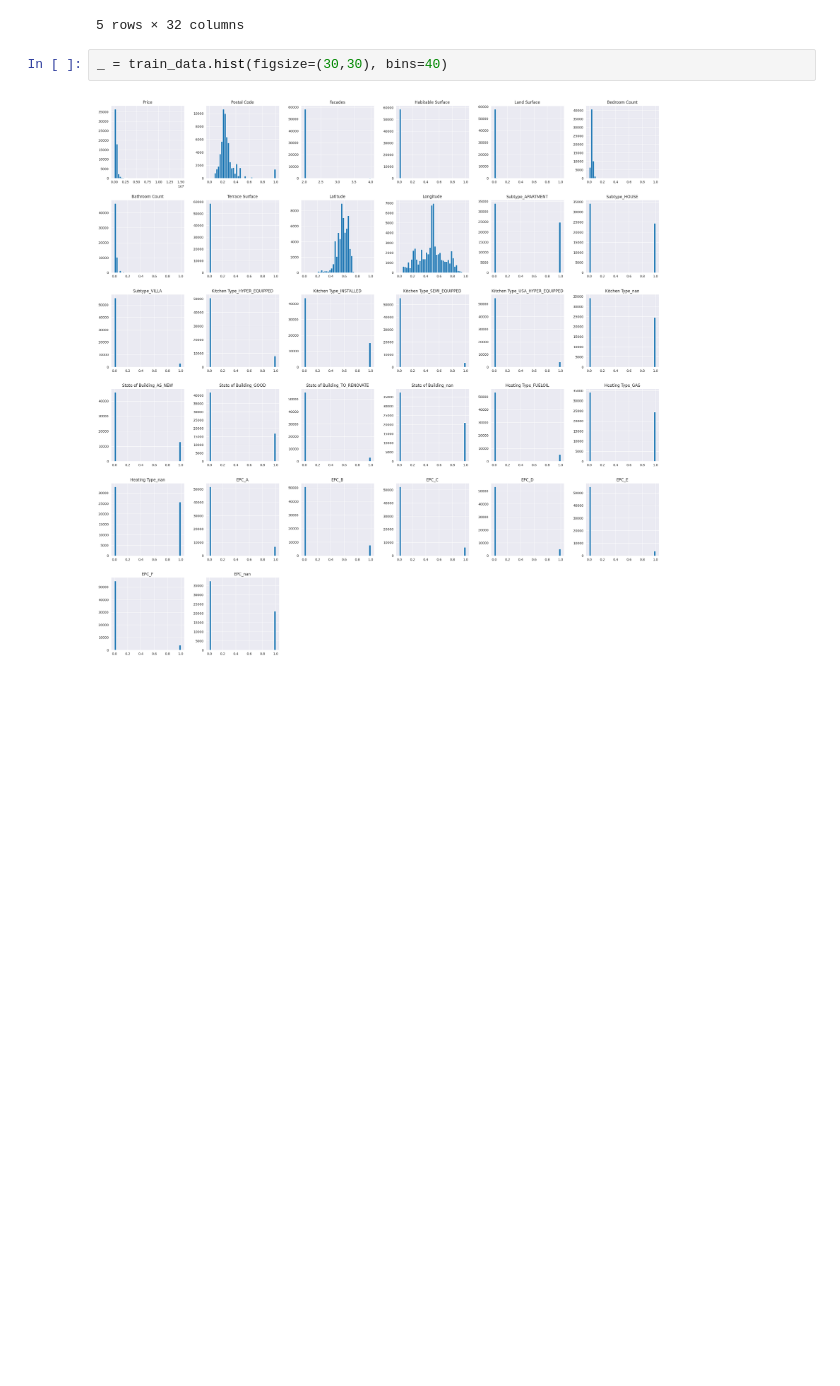
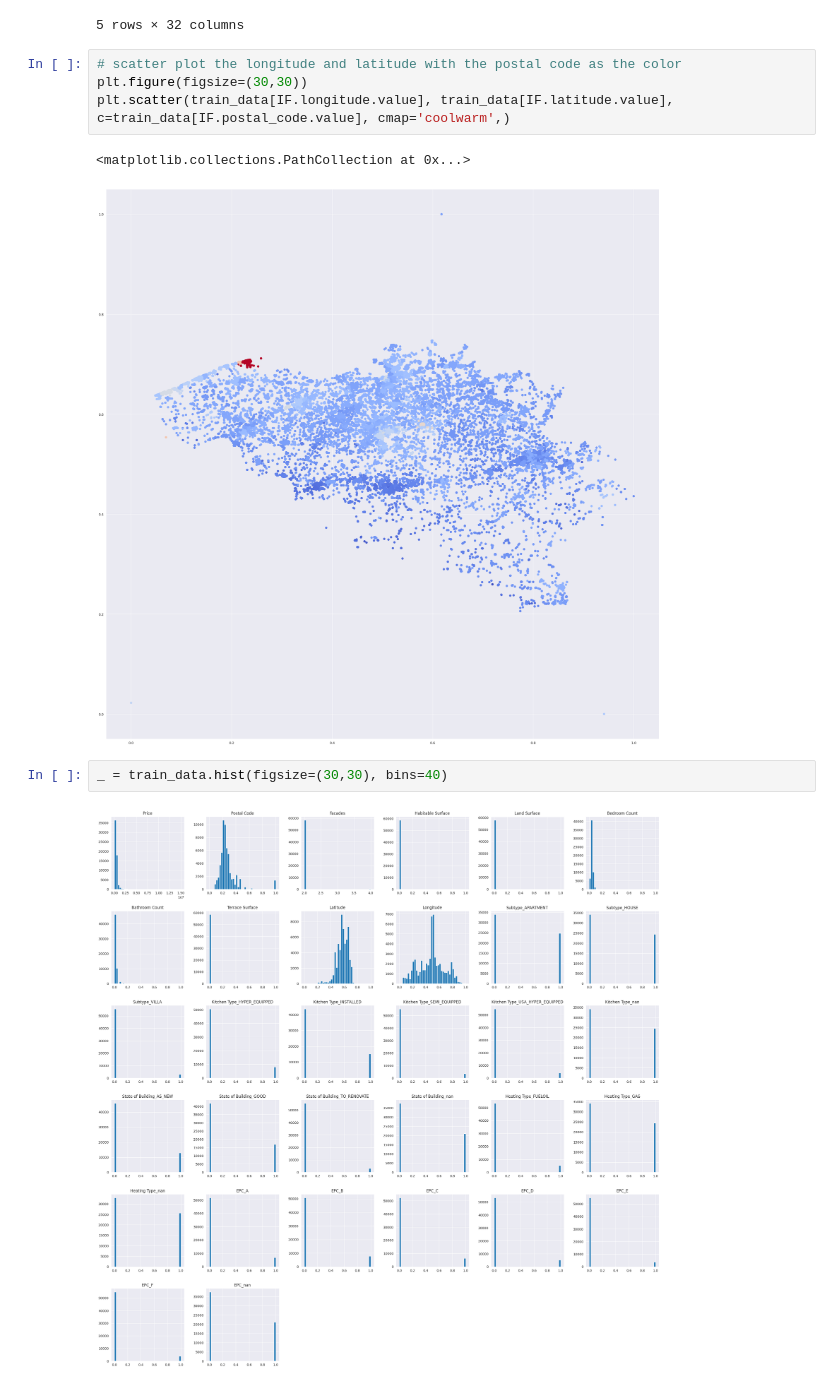
Before and after one commit to GerritGeeraerts/immo-prediction, a Jupyter notebook: notebooks/model_2.ipynb, the cells around one changed output. Cells and saved outputs as stored; diff of their text form; blank space fills up the shorter version.

Commit message:
added data

```diff
--- a/notebooks/model_2.ipynb
+++ b/notebooks/model_2.ipynb
@@ -80,6 +80,13 @@ train_data.head()
 | 3 | 529000 | 0.255819 | 2.0 | 0.001906 | 0.004859 | 0.042857 | 0.000000 | ... |
 | 4 | 258000 | 0.132227 | 2.0 | 0.003721 | 0.000000 | 0.071429 | 0.000000 | ... |
 5 rows × 32 columns
+# %%
+# scatter plot the longitude and latitude with the postal code as the color
+plt.figure(figsize=(30,30))
+plt.scatter(train_data[IF.longitude.value], train_data[IF.latitude.value], c=train_data[IF.postal_code.value], cmap='coolwarm',)
+# %% [output]
+<matplotlib.collections.PathCollection at 0x...>
+[figure, added]
 # %%
 _ = train_data.hist(figsize=(30,30), bins=40)
 # %% [output]
```
Also changed, not shown: 1 other file.
